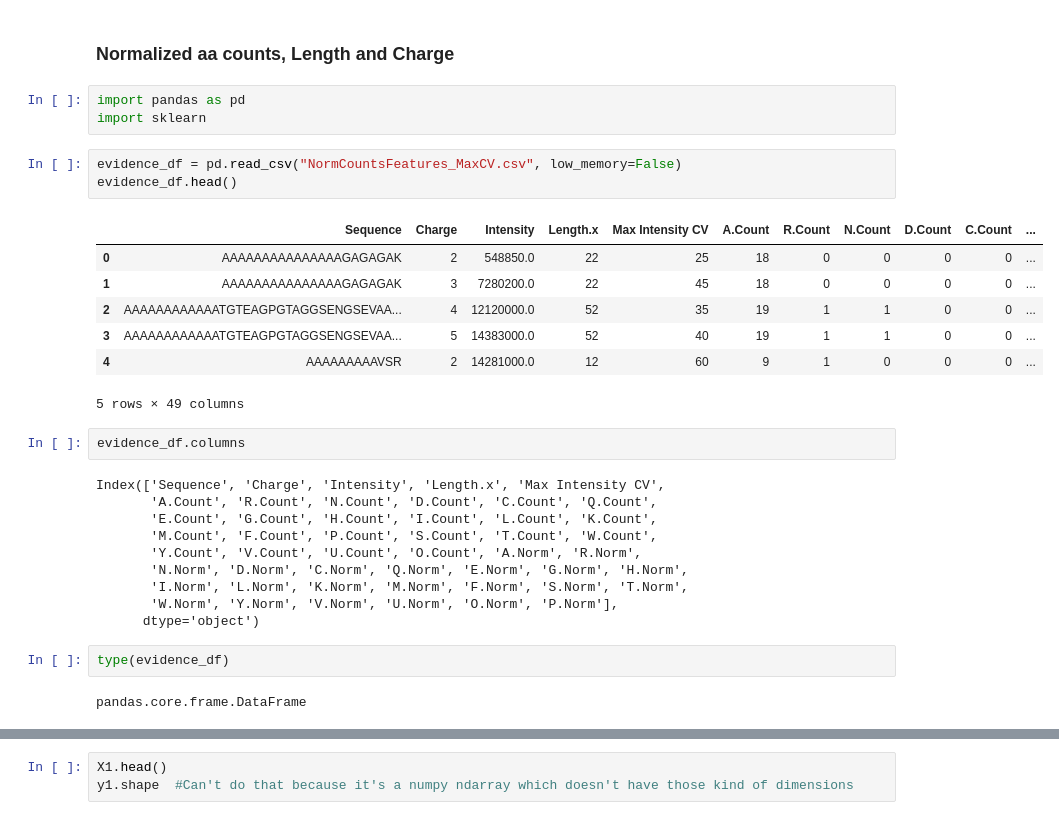
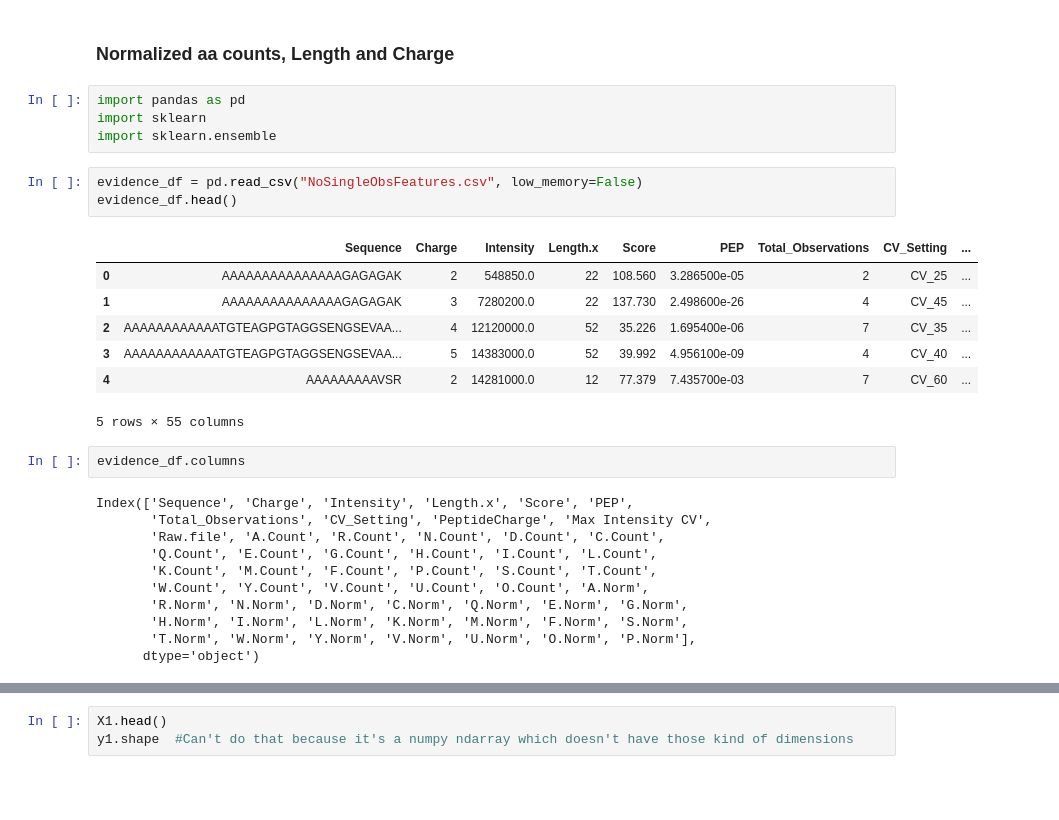
Before and after one commit to Justin92/FAIMS_MachineLearning, a Jupyter notebook: FAIMS_MachineLearning_Draft.ipynb, the cells around one changed output, grey strips where cells are left out. Drawn from its saved outputs; the diff is of its cells as text; blank space fills up the shorter version.

```diff
--- a/FAIMS_MachineLearning_Draft.ipynb
+++ b/FAIMS_MachineLearning_Draft.ipynb
@@ -6,30 +6,28 @@
 # %%
 import pandas as pd
 import sklearn
+import sklearn.ensemble
 # %%
-evidence_df = pd.read_csv("NormCountsFeatures_MaxCV.csv", low_memory=False)
+evidence_df = pd.read_csv("NoSingleObsFeatures.csv", low_memory=False)
 evidence_df.head()
 # %% [output]
-|  | Sequence | Charge | Intensity | Length.x | Max Intensity CV | A.Count | R.Count | N.Count | D.Count | C.Count | ... |
-| 0 | AAAAAAAAAAAAAAAGAGAGAK | 2 | 548850.0 | 22 | 25 | 18 | 0 | 0 | 0 | 0 | ... |
-| 1 | AAAAAAAAAAAAAAAGAGAGAK | 3 | 7280200.0 | 22 | 45 | 18 | 0 | 0 | 0 | 0 | ... |
-| 2 | AAAAAAAAAAAATGTEAGPGTAGGSENGSEVAA... | 4 | 12120000.0 | 52 | 35 | 19 | 1 | 1 | 0 | 0 | ... |
-| 3 | AAAAAAAAAAAATGTEAGPGTAGGSENGSEVAA... | 5 | 14383000.0 | 52 | 40 | 19 | 1 | 1 | 0 | 0 | ... |
-| 4 | AAAAAAAAAVSR | 2 | 14281000.0 | 12 | 60 | 9 | 1 | 0 | 0 | 0 | ... |
+|  | Sequence | Charge | Intensity | Length.x | Score | PEP | Total_Observations | CV_Setting | ... |
+| 0 | AAAAAAAAAAAAAAAGAGAGAK | 2 | 548850.0 | 22 | 108.560 | 3.286500e-05 | 2 | CV_25 | ... |
+| 1 | AAAAAAAAAAAAAAAGAGAGAK | 3 | 7280200.0 | 22 | 137.730 | 2.498600e-26 | 4 | CV_45 | ... |
+| 2 | AAAAAAAAAAAATGTEAGPGTAGGSENGSEVAA... | 4 | 12120000.0 | 52 | 35.226 | 1.695400e-06 | 7 | CV_35 | ... |
+| 3 | AAAAAAAAAAAATGTEAGPGTAGGSENGSEVAA... | 5 | 14383000.0 | 52 | 39.992 | 4.956100e-09 | 4 | CV_40 | ... |
+| 4 | AAAAAAAAAVSR | 2 | 14281000.0 | 12 | 77.379 | 7.435700e-03 | 7 | CV_60 | ... |
-5 rows × 49 columns
+5 rows × 55 columns
 # %%
 evidence_df.columns
 # %% [output]
-Index(['Sequence', 'Charge', 'Intensity', 'Length.x', 'Max Intensity CV',
-       'A.Count', 'R.Count', 'N.Count', 'D.Count', 'C.Count', 'Q.Count',
-       'E.Count', 'G.Count', 'H.Count', 'I.Count', 'L.Count', 'K.Count',
-       'M.Count', 'F.Count', 'P.Count', 'S.Count', 'T.Count', 'W.Count',
-       'Y.Count', 'V.Count', 'U.Count', 'O.Count', 'A.Norm', 'R.Norm',
-       'N.Norm', 'D.Norm', 'C.Norm', 'Q.Norm', 'E.Norm', 'G.Norm', 'H.Norm',
-       'I.Norm', 'L.Norm', 'K.Norm', 'M.Norm', 'F.Norm', 'S.Norm', 'T.Norm',
-       'W.Norm', 'Y.Norm', 'V.Norm', 'U.Norm', 'O.Norm', 'P.Norm'],
+Index(['Sequence', 'Charge', 'Intensity', 'Length.x', 'Score', 'PEP',
+       'Total_Observations', 'CV_Setting', 'PeptideCharge', 'Max Intensity CV',
+       'Raw.file', 'A.Count', 'R.Count', 'N.Count', 'D.Count', 'C.Count',
+       'Q.Count', 'E.Count', 'G.Count', 'H.Count', 'I.Count', 'L.Count',
+       'K.Count', 'M.Count', 'F.Count', 'P.Count', 'S.Count', 'T.Count',
+       'W.Count', 'Y.Count', 'V.Count', 'U.Count', 'O.Count', 'A.Norm',
+       'R.Norm', 'N.Norm', 'D.Norm', 'C.Norm', 'Q.Norm', 'E.Norm', 'G.Norm',
+       'H.Norm', 'I.Norm', 'L.Norm', 'K.Norm', 'M.Norm', 'F.Norm', 'S.Norm',
+       'T.Norm', 'W.Norm', 'Y.Norm', 'V.Norm', 'U.Norm', 'O.Norm', 'P.Norm'],
       dtype='object')
-# %%
-type(evidence_df)
-# %% [output]
-pandas.core.frame.DataFrame
```
Also changed, not shown: parts of 31 cells of this notebook, 1 other file.
